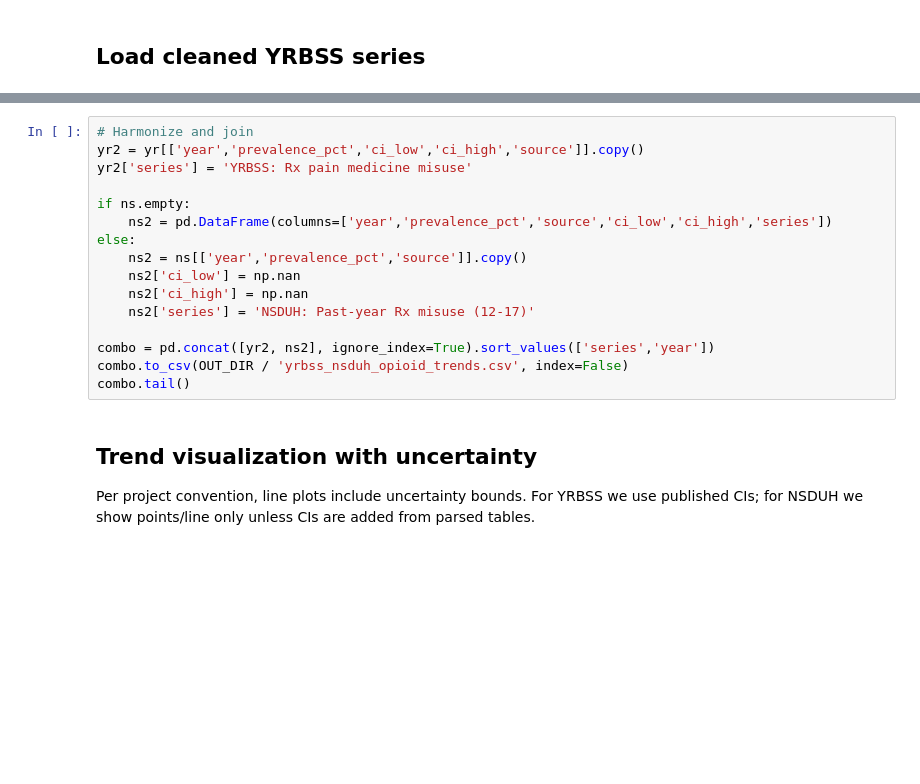
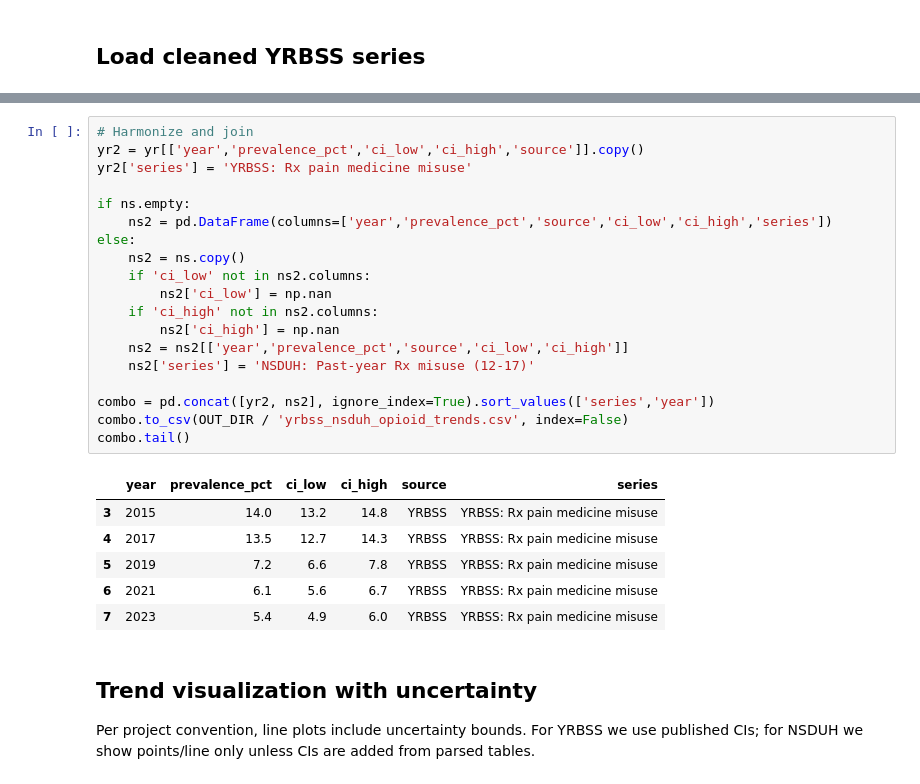
Before and after one commit to aflaxman/ai_assisted_us_health_data_analysis, a Jupyter notebook: yrbss_vs_nsduh_opioid_trends/02_compare_with_nsduh.ipynb, the cells around one changed output, grey strips where cells are left out. Drawn from its saved outputs; the diff is of its cells as text; blank space fills up the shorter version.

```diff
--- a/yrbss_vs_nsduh_opioid_trends/02_compare_with_nsduh.ipynb
+++ b/yrbss_vs_nsduh_opioid_trends/02_compare_with_nsduh.ipynb
@@ -64,19 +95,29 @@ if ns.empty:
 # %%
 # Harmonize and join
 yr2 = yr[['year','prevalence_pct','ci_low','ci_high','source']].copy()
 yr2['series'] = 'YRBSS: Rx pain medicine misuse'
 
 if ns.empty:
     ns2 = pd.DataFrame(columns=['year','prevalence_pct','source','ci_low','ci_high','series'])
 else:
-    ns2 = ns[['year','prevalence_pct','source']].copy()
-    ns2['ci_low'] = np.nan
-    ns2['ci_high'] = np.nan
+    ns2 = ns.copy()
+    if 'ci_low' not in ns2.columns:
+        ns2['ci_low'] = np.nan
+    if 'ci_high' not in ns2.columns:
+        ns2['ci_high'] = np.nan
+    ns2 = ns2[['year','prevalence_pct','source','ci_low','ci_high']]
     ns2['series'] = 'NSDUH: Past-year Rx misuse (12-17)'
 
 combo = pd.concat([yr2, ns2], ignore_index=True).sort_values(['series','year'])
 combo.to_csv(OUT_DIR / 'yrbss_nsduh_opioid_trends.csv', index=False)
 combo.tail()
+# %% [output]
+|  | year | prevalence_pct | ci_low | ci_high | source | series |
+| 3 | 2015 | 14.0 | 13.2 | 14.8 | YRBSS | YRBSS: Rx pain medicine misuse |
+| 4 | 2017 | 13.5 | 12.7 | 14.3 | YRBSS | YRBSS: Rx pain medicine misuse |
+| 5 | 2019 | 7.2 | 6.6 | 7.8 | YRBSS | YRBSS: Rx pain medicine misuse |
+| 6 | 2021 | 6.1 | 5.6 | 6.7 | YRBSS | YRBSS: Rx pain medicine misuse |
+| 7 | 2023 | 5.4 | 4.9 | 6.0 | YRBSS | YRBSS: Rx pain medicine misuse |
 # %% [markdown]
 ## Trend visualization with uncertainty
 
```
Also changed, not shown: parts of 6 cells of this notebook, 3 other files.
